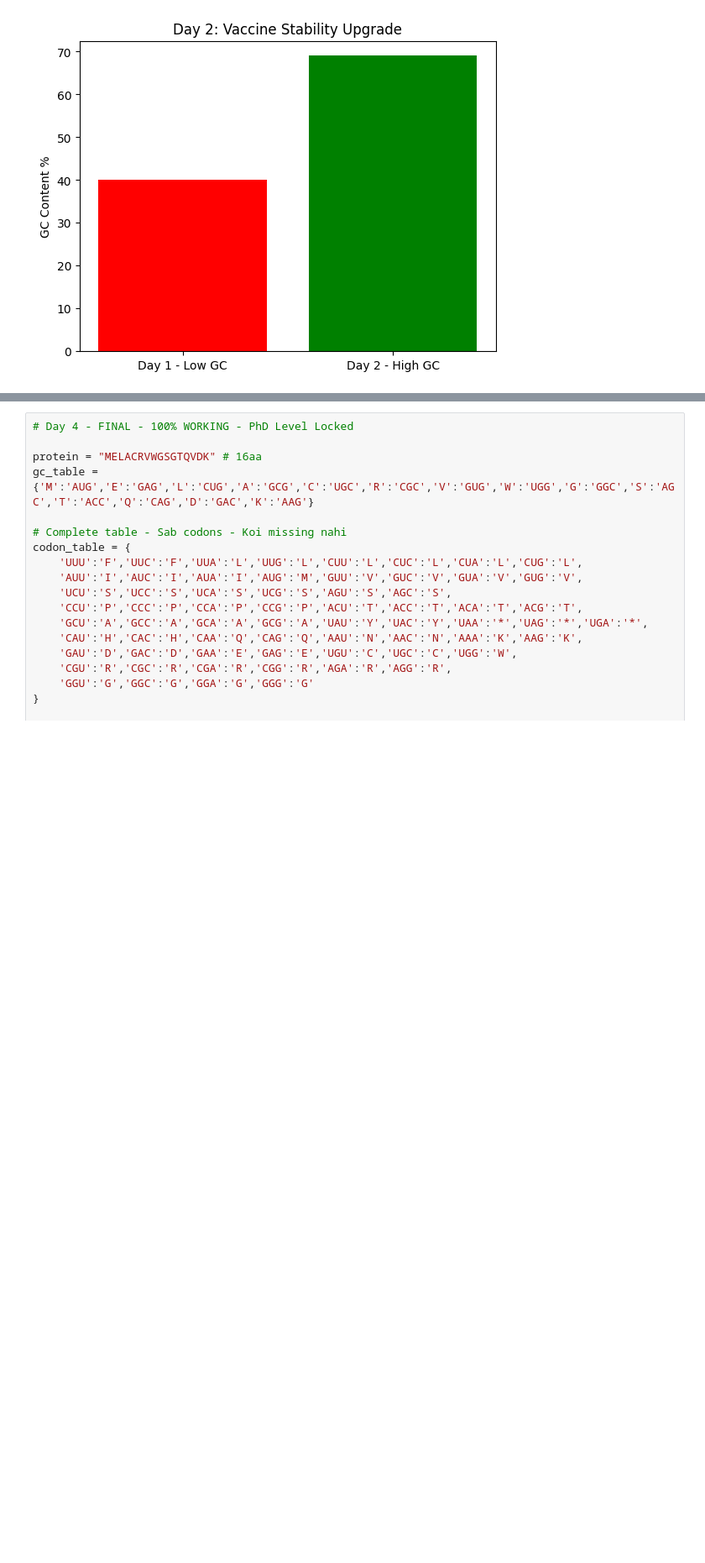
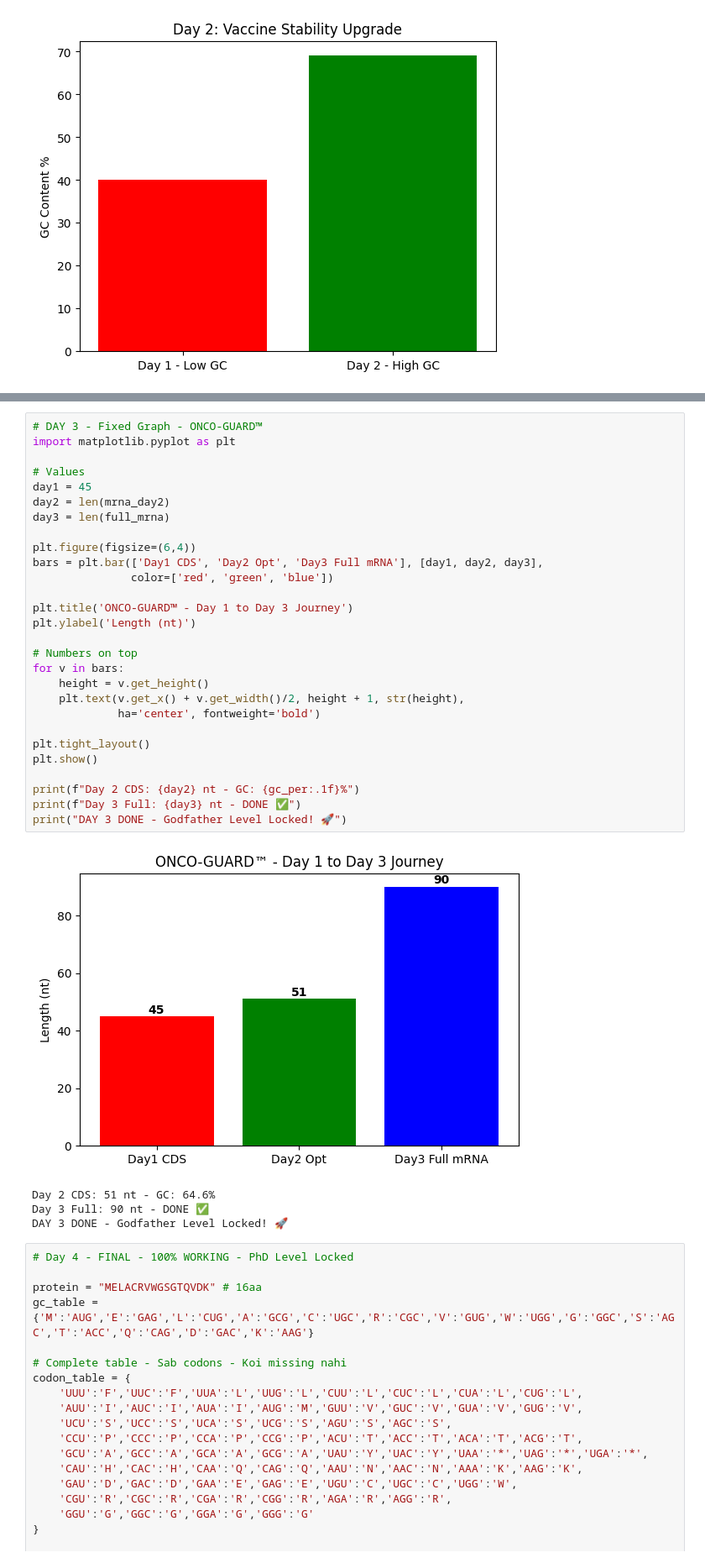
Before and after one commit to Karanveersingh-labs/ONCO-GUARD, a Jupyter notebook: THE_KHANNA_PROTOCOL_Phase1_Final_92.5EE.ipynb, the cells around one changed output, grey strips where cells are left out. Shown at 84% size. Saved outputs shown, nothing was run; the diff lists cells and outputs as text; blank space fills up the shorter version.

```diff
--- a/THE_KHANNA_PROTOCOL_Phase1_Final_92.5EE.ipynb
+++ b/THE_KHANNA_PROTOCOL_Phase1_Final_92.5EE.ipynb
@@ -131,3 +84,36 @@ DAY 3 DONE - Same Notebook - Godfather Level Locked! 🚀
+# %%
+# DAY 3 - Fixed Graph - ONCO-GUARD™
+import matplotlib.pyplot as plt
+
+# Values
+day1 = 45
+day2 = len(mrna_day2)
+day3 = len(full_mrna)
+
+plt.figure(figsize=(6,4))
+bars = plt.bar(['Day1 CDS', 'Day2 Opt', 'Day3 Full mRNA'], [day1, day2, day3],
+               color=['red', 'green', 'blue'])
+
+plt.title('ONCO-GUARD™ - Day 1 to Day 3 Journey')
+plt.ylabel('Length (nt)')
+
+# Numbers on top
+for v in bars:
+    height = v.get_height()
+    plt.text(v.get_x() + v.get_width()/2, height + 1, str(height),
+             ha='center', fontweight='bold')
+
+plt.tight_layout()
+plt.show()
+
+print(f"Day 2 CDS: {day2} nt - GC: {gc_per:.1f}%")
+print(f"Day 3 Full: {day3} nt - DONE ✅")
+print("DAY 3 DONE - Godfather Level Locked! 🚀")
+# %% [output]
+[figure, added]
+Day 2 CDS: 51 nt - GC: 64.6%
+Day 3 Full: 90 nt - DONE ✅
+DAY 3 DONE - Godfather Level Locked! 🚀
 # %%
 # Day 4 - FINAL - 100% WORKING - PhD Level Locked
 
```
Also changed, not shown: parts of 1 cell of this notebook.
